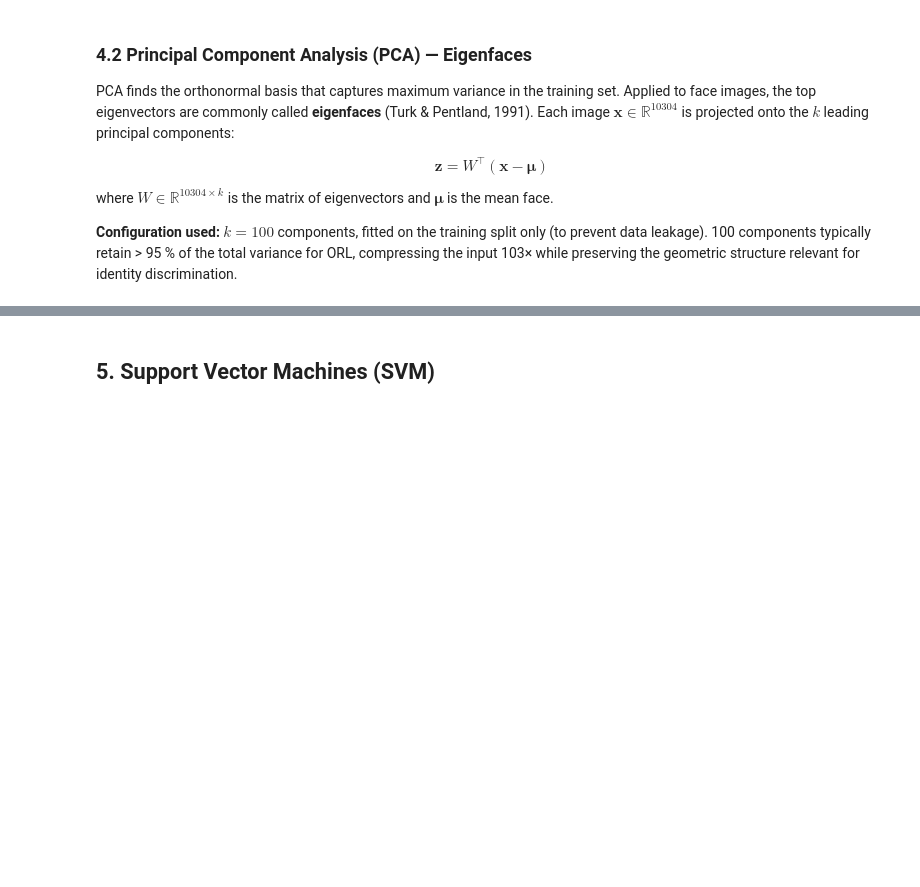
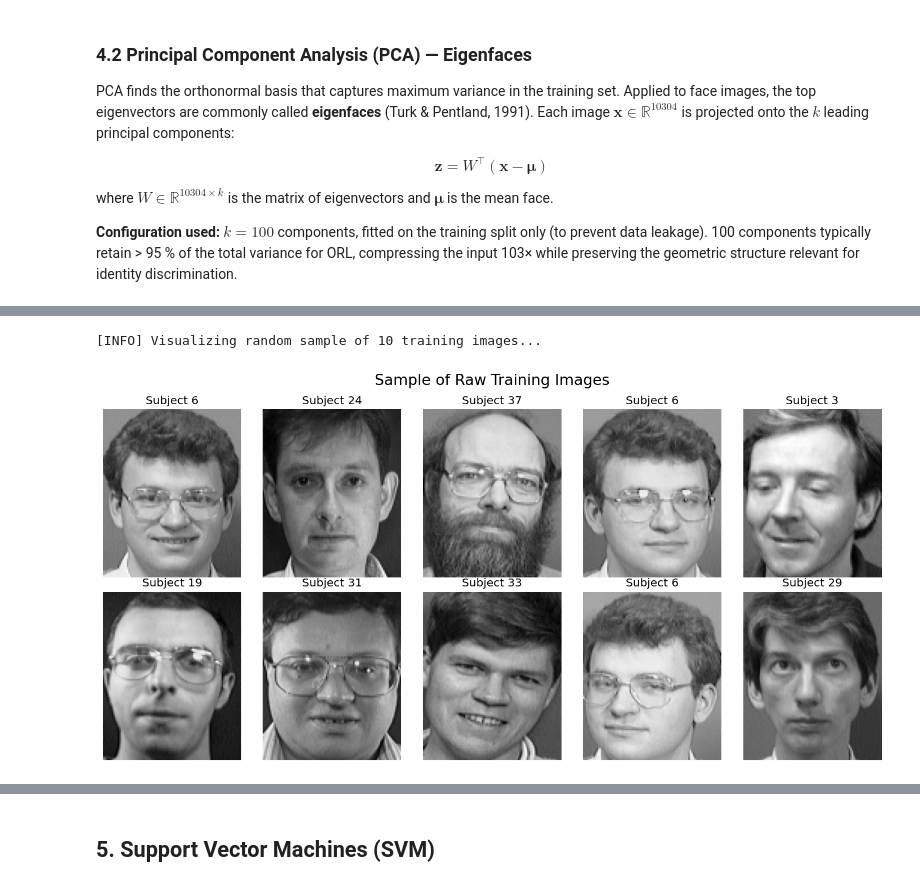
Before and after one commit to Axeloooo/Face-Recognition, a Jupyter notebook: face_recognition.ipynb, the cells around one changed output, grey strips where cells are left out. Saved outputs shown, nothing was run; the diff lists cells and outputs as text; code cells hidden in the pictures; blank space fills up the shorter version.

```diff
--- a/face_recognition.ipynb
+++ b/face_recognition.ipynb
@@ -218,0 +235,6 @@ print(f'Train: {X_raw_tr.shape[0]} samples  |  Test: {X_raw_te.shape[0]} samples
+# %%
+X_raw_tr, X_raw_te, y_raw_tr, y_raw_te = train_test_split(X_raw, y, test_size=0.2, random_state=42, stratify=y)
+X_lbp_tr, X_lbp_te, y_lbp_tr, y_lbp_te = train_test_split(X_lbp, y, test_size=0.2, random_state=42, stratify=y)
+X_pca_tr, X_pca_te, y_pca_tr, y_pca_te = train_test_split(X_pca, y, test_size=0.2, random_state=42, stratify=y)
+
+print(f'Train: {X_raw_tr.shape[0]} samples  |  Test: {X_raw_te.shape[0]} samples')
@@ -218,0 +247,15 @@ print(f'Train: {X_raw_tr.shape[0]} samples  |  Test: {X_raw_te.shape[0]} samples
+# %%
+print(f"[INFO] Visualizing random sample of 10 training images...")
+plt.figure(figsize=(12, 6))
+for i in range(10):
+    idx = np.random.randint(0, X_raw_tr.shape[0])
+    plt.subplot(2, 5, i + 1)
+    plt.imshow(X_raw_tr[idx].reshape(112, 92), cmap='gray')
+    plt.title(f'Subject {y_raw_tr[idx] + 1}')
+    plt.axis('off')
+plt.suptitle("Sample of Raw Training Images", fontsize=16)
+plt.tight_layout()
+plt.show()
+# %% [output]
+[INFO] Visualizing random sample of 10 training images...
+[figure, added]
```
Also changed, not shown: parts of 19 cells of this notebook.
